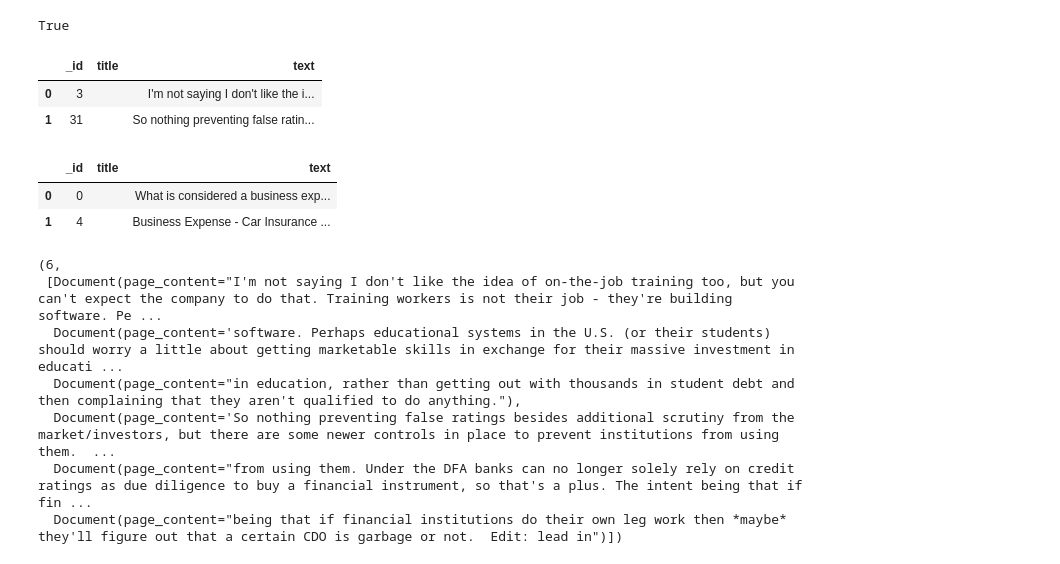
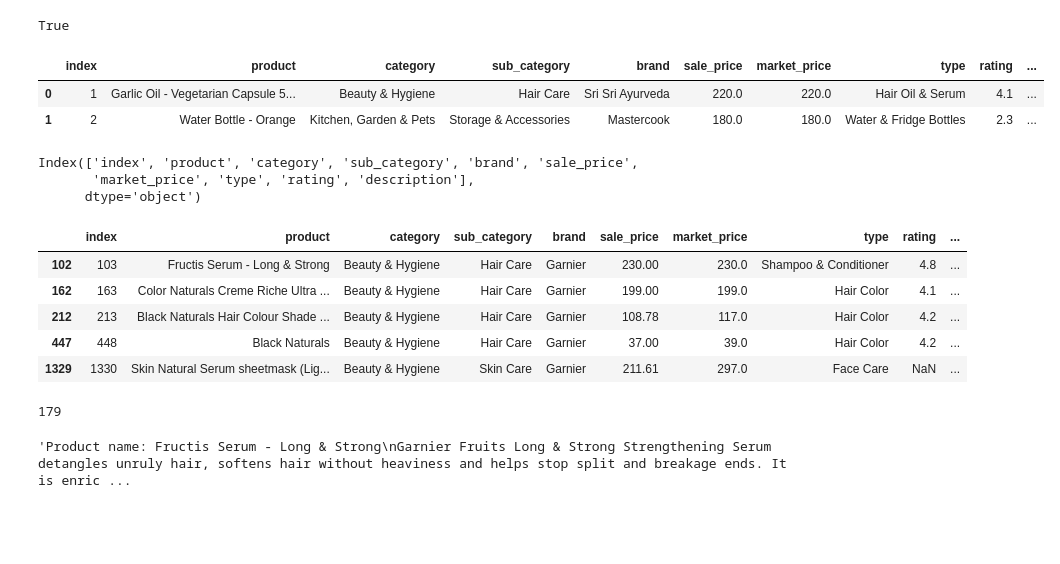
Before and after one commit to rungalileo/blog-examples, a Jupyter notebook: pinecone/data_upload.ipynb, the cells around one changed output. Drawn from its saved outputs; the diff is of its cells as text; code cells hidden in the pictures; blank space fills up the shorter version.

```diff
--- a/pinecone/data_upload.ipynb
+++ b/pinecone/data_upload.ipynb
@@ -17,16 +17,21 @@ True
 # import nltk
 # nltk.download('punkt')
 # %%
-docs = pd.DataFrame(load_dataset("BeIR/fiqa", "corpus", split="corpus"))
-queries = pd.DataFrame(load_dataset("BeIR/fiqa", "queries", split="queries"))
-docs.head(2)
+# FiQA dataset
+# docs = pd.DataFrame(load_dataset("BeIR/fiqa", "corpus", split="corpus"))
+# queries = pd.DataFrame(load_dataset("BeIR/fiqa", "queries", split="queries"))
+
+# BigBasket dataset
+# https://www.kaggle.com/datasets/surajjha101/bigbasket-entire-product-list-28k-datapoints
+df = pd.read_csv("../data/bigbasket.csv")
+df.head(2)
 # %% [output]
-|  | _id | title | text |
-| 0 | 3 |  | I'm not saying I don't like the i... |
-| 1 | 31 |  | So nothing preventing false ratin... |
+|  | index | product | category | sub_category | brand | sale_price | market_price | type | rating | ... |
+| 0 | 1 | Garlic Oil - Vegetarian Capsule 5... | Beauty & Hygiene | Hair Care | Sri Sri Ayurveda | 220.0 | 220.0 | Hair Oil & Serum | 4.1 | ... |
+| 1 | 2 | Water Bottle - Orange | Kitchen, Garden & Pets | Storage & Accessories | Mastercook | 180.0 | 180.0 | Water & Fridge Bottles | 2.3 | ... |
-# %%
-queries.head(2)
-# %% [output]
-|  | _id | title | text |
-| 0 | 0 |  | What is considered a business exp... |
-| 1 | 4 |  | Business Expense - Car Insurance ... |
+# %%
+df.columns
+# %% [output]
+Index(['index', 'product', 'category', 'sub_category', 'brand', 'sale_price',
+       'market_price', 'type', 'rating', 'description'],
+      dtype='object')
@@ -32,0 +40,10 @@ queries.head(2)
+# %%
+df = df[df['brand'] == 'Garnier']
+df.head()
+# %% [output]
+|  | index | product | category | sub_category | brand | sale_price | market_price | type | rating | ... |
+| 102 | 103 | Fructis Serum - Long & Strong | Beauty & Hygiene | Hair Care | Garnier | 230.00 | 230.0 | Shampoo & Conditioner | 4.8 | ... |
+| 162 | 163 | Color Naturals Creme Riche Ultra ... | Beauty & Hygiene | Hair Care | Garnier | 199.00 | 199.0 | Hair Color | 4.1 | ... |
+| 212 | 213 | Black Naturals Hair Colour Shade ... | Beauty & Hygiene | Hair Care | Garnier | 108.78 | 117.0 | Hair Color | 4.2 | ... |
+| 447 | 448 | Black Naturals | Beauty & Hygiene | Hair Care | Garnier | 37.00 | 39.0 | Hair Color | 4.2 | ... |
+| 1329 | 1330 | Skin Natural Serum sheetmask (Lig... | Beauty & Hygiene | Skin Care | Garnier | 211.61 | 297.0 | Face Care | NaN | ... |
@@ -33,12 +52,16 @@ queries.head(2)
 # %%
-text_splitter = RecursiveCharacterTextSplitter(chunk_size=256, chunk_overlap=100)
-chunks = text_splitter.create_documents(docs.text.values[:2])
-len(chunks), chunks
+text_splitter = RecursiveCharacterTextSplitter(chunk_size=256, chunk_overlap=10)
+chunks = text_splitter.create_documents(df.description.values, metadatas=[{"product_name": i} for i in df["product"].values] )
+len(chunks)
 # %% [output]
-(6,
- [Document(page_content="I'm not saying I don't like the idea of on-the-job training too, but you can't expect the company to do that. Training workers is not their job - they're building software. Pe ...
-  Document(page_content='software. Perhaps educational systems in the U.S. (or their students) should worry a little about getting marketable skills in exchange for their massive investment in educati ...
-  Document(page_content="in education, rather than getting out with thousands in student debt and then complaining that they aren't qualified to do anything."),
-  Document(page_content='So nothing preventing false ratings besides additional scrutiny from the market/investors, but there are some newer controls in place to prevent institutions from using them.  ...
-  Document(page_content="from using them. Under the DFA banks can no longer solely rely on credit ratings as due diligence to buy a financial instrument, so that's a plus. The intent being that if fin ...
-  Document(page_content="being that if financial institutions do their own leg work then *maybe* they'll figure out that a certain CDO is garbage or not.  Edit: lead in")])
+179
+# %%
+def add_product_name_to_page_content(chunk):
+    chunk.page_content = f"Product name: {chunk.metadata['product_name']}\n{chunk.page_content}"
+
+for chunk in chunks:
+    add_product_name_to_page_content(chunk)
+
+chunks[0].page_content
+# %% [output]
+'Product name: Fructis Serum - Long & Strong\nGarnier Fruits Long & Strong Strengthening Serum detangles unruly hair, softens hair without heaviness and helps stop split and breakage ends. It is enric ...
```
Also changed, not shown: parts of 9 cells of this notebook, 4 other files.
